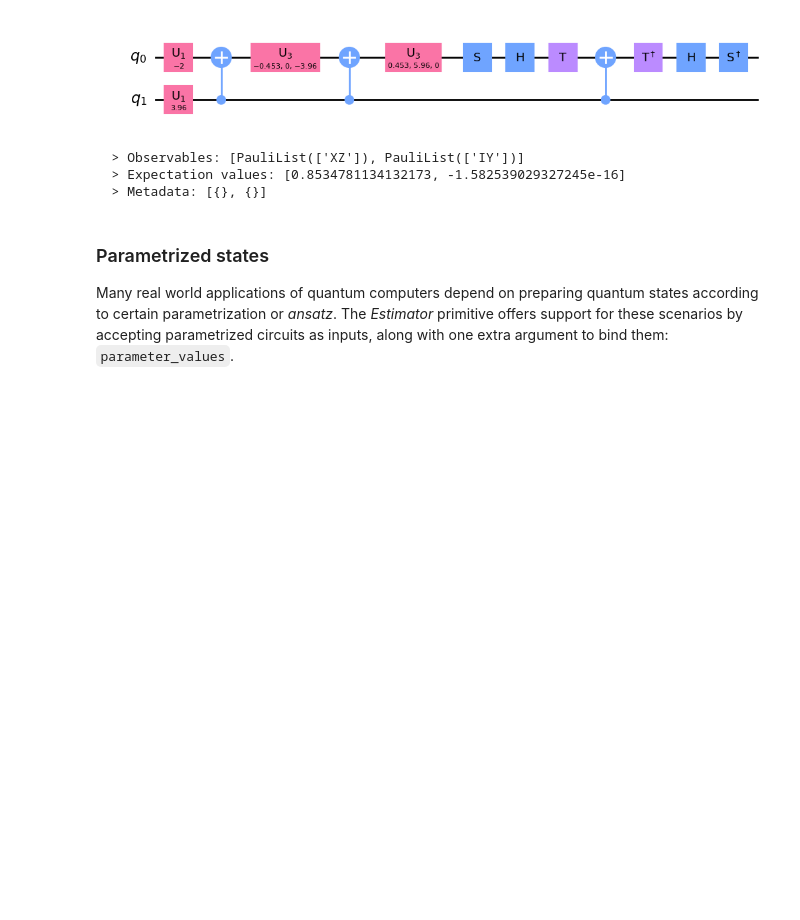
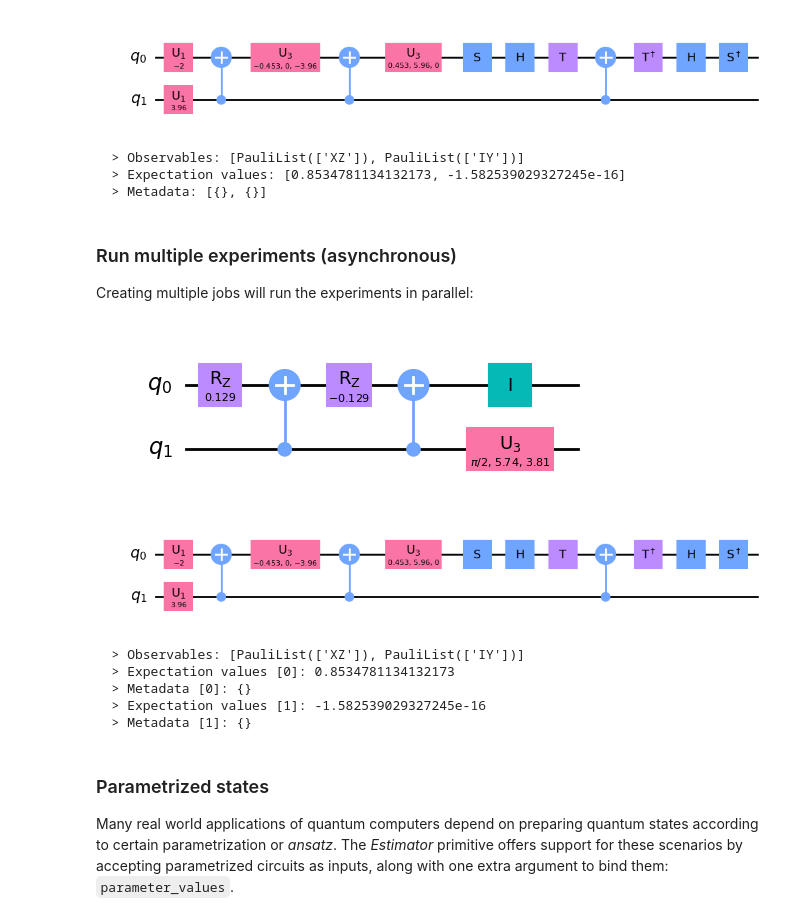
Before and after one commit to qiskit-community/prototype-zne, a Jupyter notebook: docs/tutorials/0-estimator.ipynb, the cells around one changed output. Drawn from its saved outputs; the diff is of its cells as text; code cells hidden in the pictures; blank space fills up the shorter version.

Commit message:
docs(tutorials): add async run to estimator tutorial

```diff
--- a/docs/tutorials/0-estimator.ipynb
+++ b/docs/tutorials/0-estimator.ipynb
@@ -133,6 +133,39 @@ print(f"  > Metadata: {result.metadata}")
   > Observables: [PauliList(['XZ']), PauliList(['IY'])]
   > Expectation values: [0.8534781134132173, -1.582539029327245e-16]
   > Metadata: [{}, {}]
+# %% [markdown]
+### Run multiple experiments (asynchronous)
+Creating multiple jobs will run the experiments in parallel:
+# %%
+circuits = (
+    random_circuit(2, 2, seed=0).decompose(reps=1),
+    random_circuit(2, 2, seed=1).decompose(reps=1),
+)
+observables = (
+    SparsePauliOp("XZ"),
+    SparsePauliOp("IY"),
+)
+
+job_0 = estimator.run(circuits[0], observables[0])
+job_1 = estimator.run(circuits[1], observables[1])
+
+result_0 = job_0.result()
+result_1 = job_1.result()
+
+[display(cir.draw("mpl")) for cir in circuits]
+print(f"  > Observables: {[obs.paulis for obs in observables]}")
+print(f"  > Expectation values [0]: {result_0.values.tolist()[0]}")
+print(f"  > Metadata [0]: {result_0.metadata[0]}")
+print(f"  > Expectation values [1]: {result_1.values.tolist()[0]}")
+print(f"  > Metadata [1]: {result_1.metadata[0]}")
+# %% [output]
+[figure, added]
+[figure, added]
+  > Observables: [PauliList(['XZ']), PauliList(['IY'])]
+  > Expectation values [0]: 0.8534781134132173
+  > Metadata [0]: {}
+  > Expectation values [1]: -1.582539029327245e-16
+  > Metadata [1]: {}
 # %% [markdown]
 ### Parametrized states
 Many real world applications of quantum computers depend on preparing quantum states according to certain parametrization or _ansatz_. The _Estimator_ primitive offers support for these scenarios by accepting parametrized circuits as inputs, along with one extra argument to bind them: `parameter_values`.
```
Also changed, not shown: parts of 7 cells of this notebook.
